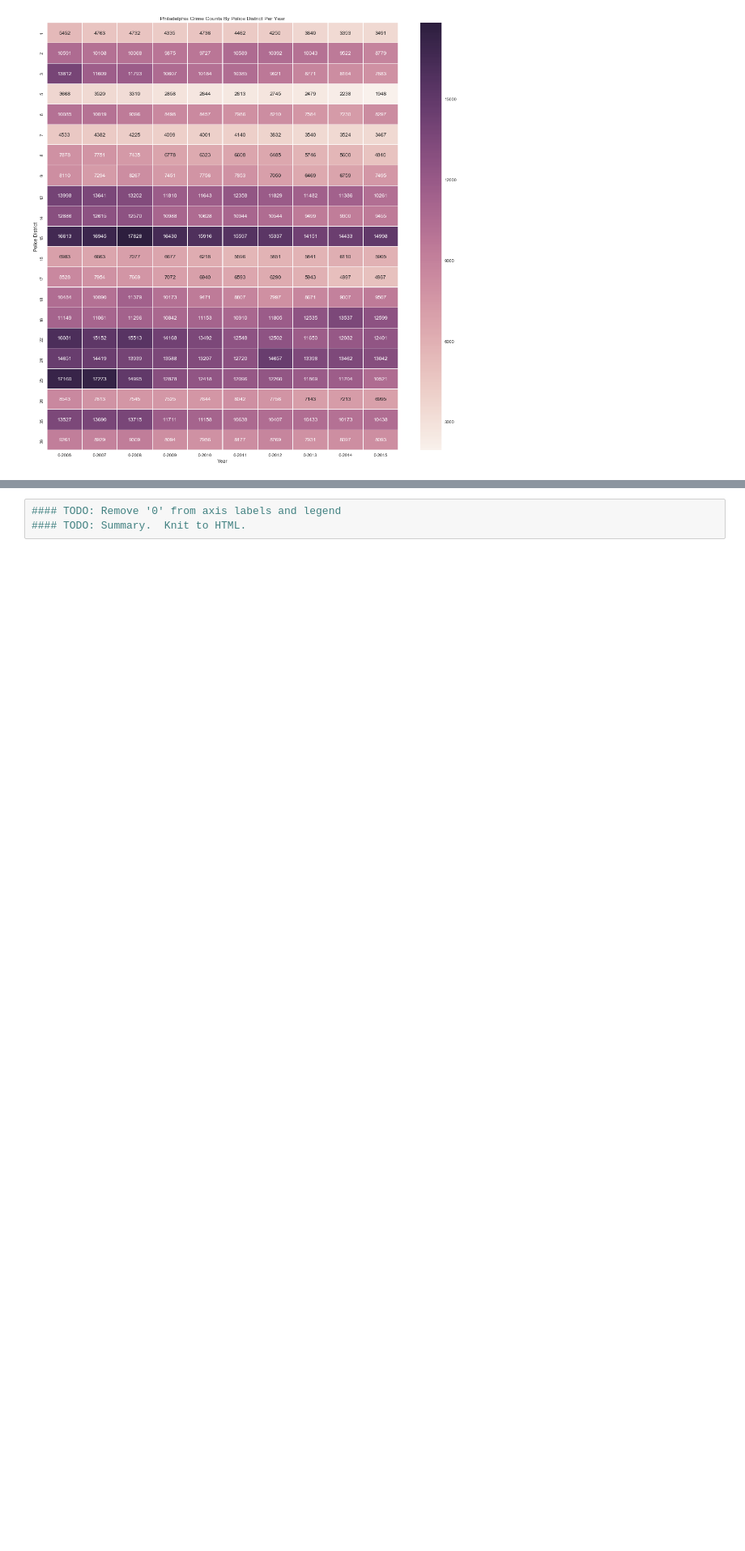
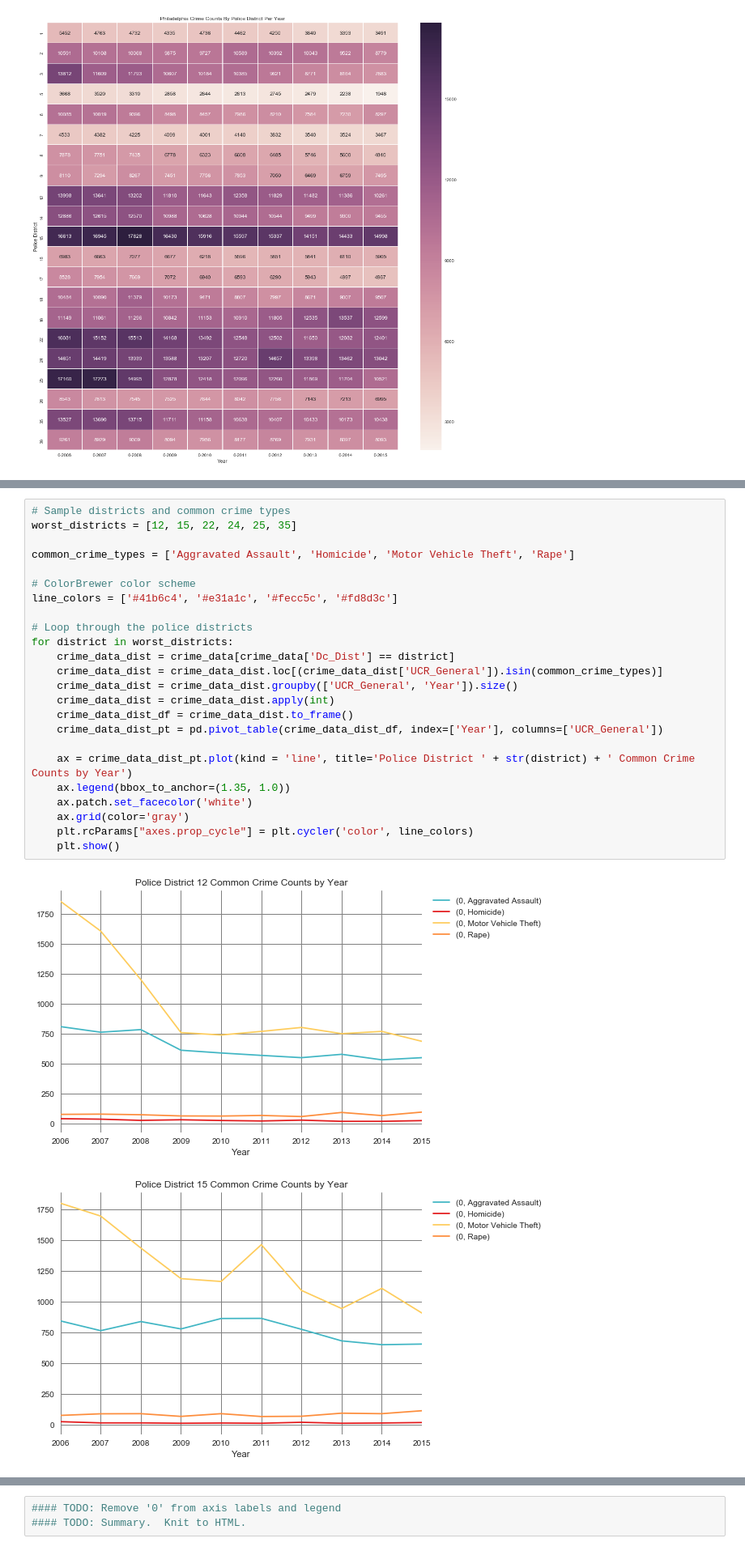
Before and after one commit to William-McKee/philadelphia_crime_data, a Jupyter notebook: Philadelphia_Crime_Data.ipynb, the cells around one changed output, grey strips where cells are left out. Shown at 81% size. Saved outputs shown, nothing was run; the diff lists cells and outputs as text; blank space fills up the shorter version.

Commit message:
Add files via upload
Added analysis of violent crimes in the worst police districts in the city

```diff
--- a/Philadelphia_Crime_Data.ipynb
+++ b/Philadelphia_Crime_Data.ipynb
@@ -660,0 +667,27 @@ for district in police_districts:
+# %%
+# Sample districts and common crime types
+worst_districts = [12, 15, 22, 24, 25, 35]
+
+common_crime_types = ['Aggravated Assault', 'Homicide', 'Motor Vehicle Theft', 'Rape']
+
+# ColorBrewer color scheme
+line_colors = ['#41b6c4', '#e31a1c', '#fecc5c', '#fd8d3c']
+
+# Loop through the police districts
+for district in worst_districts:
+    crime_data_dist = crime_data[crime_data['Dc_Dist'] == district]
+    crime_data_dist = crime_data_dist.loc[(crime_data_dist['UCR_General']).isin(common_crime_types)]
+    crime_data_dist = crime_data_dist.groupby(['UCR_General', 'Year']).size()
+    crime_data_dist = crime_data_dist.apply(int)
+    crime_data_dist_df = crime_data_dist.to_frame()
+    crime_data_dist_pt = pd.pivot_table(crime_data_dist_df, index=['Year'], columns=['UCR_General'])
+
+    ax = crime_data_dist_pt.plot(kind = 'line', title='Police District ' + str(district) + ' Common Crime Counts by Year')
+    ax.legend(bbox_to_anchor=(1.35, 1.0))
+    ax.patch.set_facecolor('white')
+    ax.grid(color='gray')
+    plt.rcParams["axes.prop_cycle"] = plt.cycler('color', line_colors)
+    plt.show()
+# %% [output]
+[figure, added]
+[figure, added]
```
Also changed, not shown: parts of 4 cells of this notebook.
